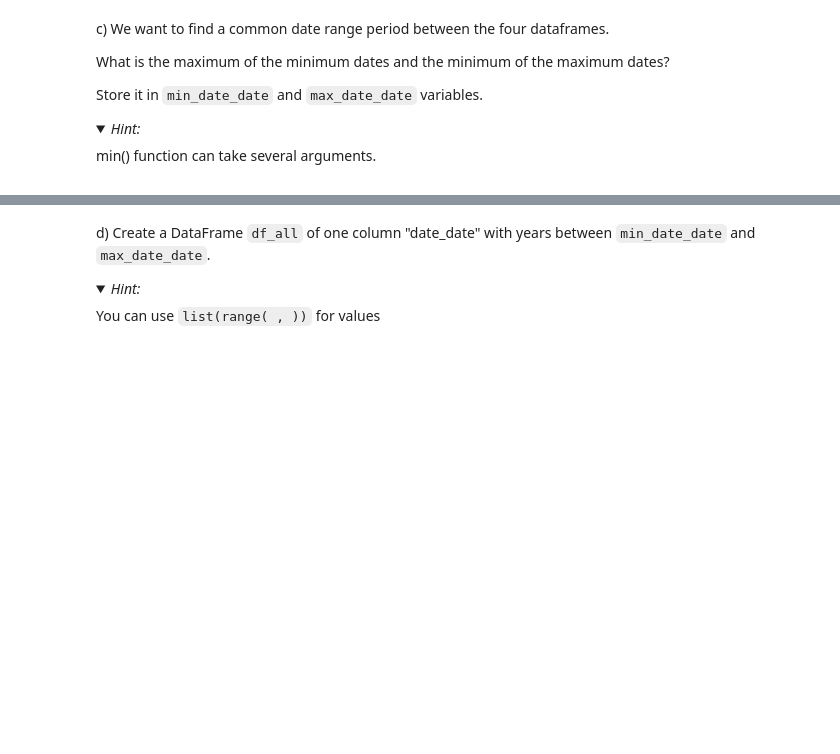
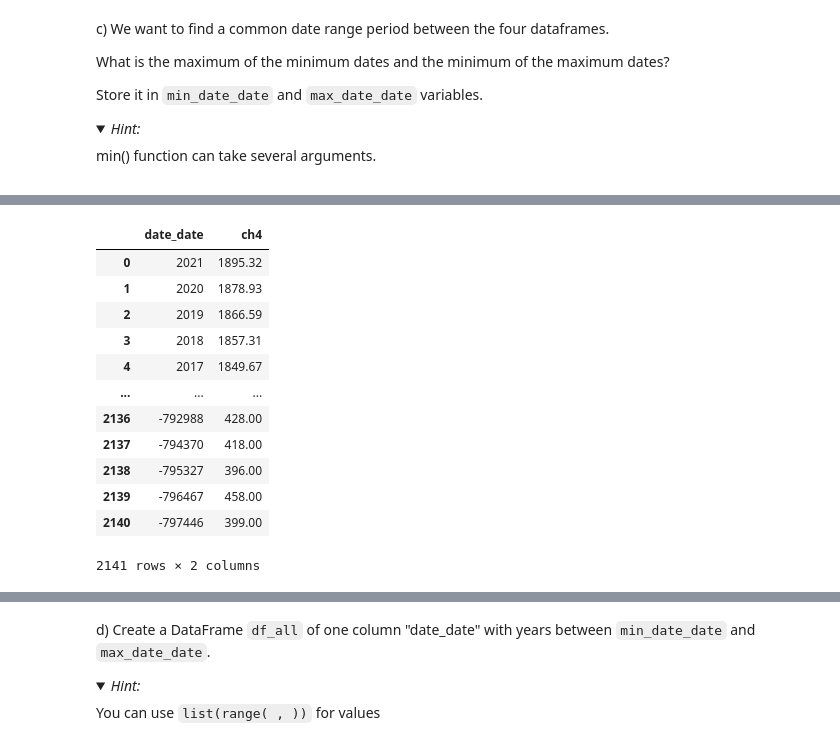
Before and after one commit to curabetnina99-a11y/KPI-Framework-ToyStore, a Jupyter notebook: 35_CO2_vs_temperature_Challenge.ipynb, the cells around one changed output, grey strips where cells are left out. Saved outputs shown, nothing was run; the diff lists cells and outputs as text; code cells hidden in the pictures; folded sections open; blank space fills up the shorter version.

```diff
--- a/35_CO2_vs_temperature_Challenge.ipynb
+++ b/35_CO2_vs_temperature_Challenge.ipynb
@@ -34,0 +55,16 @@ min() function can take several arguments.
+# %%
+ch4
+# %% [output]
+|  | date_date | ch4 |
+| 0 | 2021 | 1895.32 |
+| 1 | 2020 | 1878.93 |
+| 2 | 2019 | 1866.59 |
+| 3 | 2018 | 1857.31 |
+| 4 | 2017 | 1849.67 |
+| ... | ... | ... |
+| 2136 | -792988 | 428.00 |
+| 2137 | -794370 | 418.00 |
+| 2138 | -795327 | 396.00 |
+| 2139 | -796467 | 458.00 |
+| 2140 | -797446 | 399.00 |
+2141 rows × 2 columns
```
Also changed, not shown: parts of 15 cells of this notebook.
